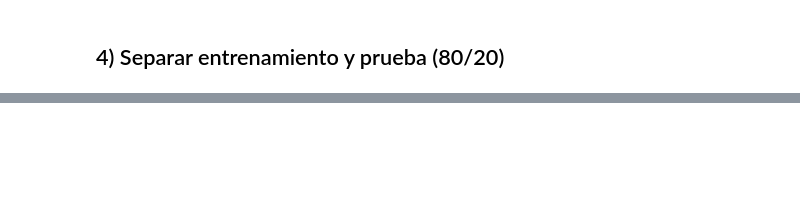
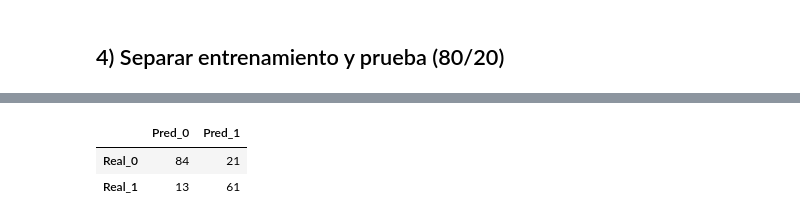
Before and after one commit to mrbungie/atdf105_2025s2, a Jupyter notebook: Python/2_tutoriales_completos/5_aprendizaje_supervisado/clasificacion/2_regresion_logistica.ipynb, the cells around one changed output, grey strips where cells are left out. Drawn from its saved outputs; the diff is of its cells as text; code cells hidden in the pictures; blank space fills up the shorter version.

```diff
--- a/Python/2_tutoriales_completos/5_aprendizaje_supervisado/clasificacion/2_regresion_logistica.ipynb
+++ b/Python/2_tutoriales_completos/5_aprendizaje_supervisado/clasificacion/2_regresion_logistica.ipynb
@@ -315,0 +244,8 @@ resumen_metricas
+# %%
+# Matriz de confusion prueba
+cm = confusion_matrix(y_test, y_test_pred_class)
+pd.DataFrame(cm, index=['Real_0', 'Real_1'], columns=['Pred_0', 'Pred_1'])
+# %% [output]
+|  | Pred_0 | Pred_1 |
+| Real_0 | 84 | 21 |
+| Real_1 | 13 | 61 |
```
Also changed, not shown: parts of 73 cells of this notebook, 3 other files.
